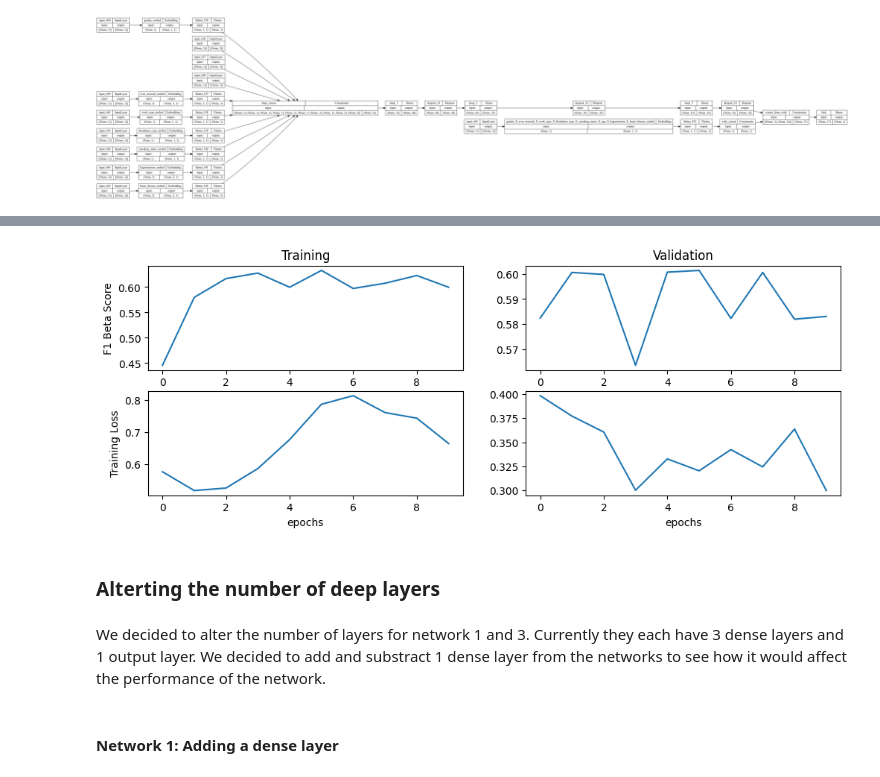
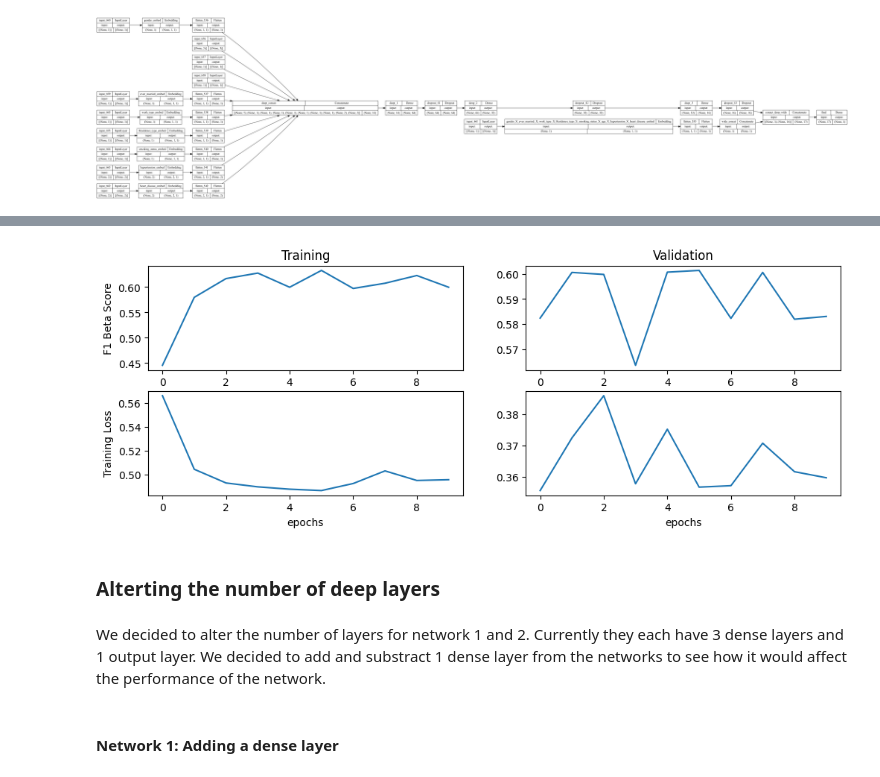
Before and after one commit to wyattsaltzman/ML-F23-Lab5, a Jupyter notebook: lab5.ipynb, the cells around one changed output, grey strips where cells are left out. Saved outputs shown, nothing was run; the diff lists cells and outputs as text; code cells hidden in the pictures.

```diff
--- a/lab5.ipynb
+++ b/lab5.ipynb
@@ -1014,32 +1012,32 @@ F1 beta score validation avg:  0.5896211106338961
 # %%
 # Plot the training and validation accuracy and loss at each epoch
 
 plt.figure(figsize=(12, 4))
 plt.subplot(2, 2, 1)
 plt.plot(F1_beta_training)
 
 plt.ylabel('F1 Beta Score')
 plt.title('Training')
 plt.subplot(2, 2, 2)
 plt.plot(F1_beta_validation)
 plt.title('Validation')
 
 plt.subplot(2, 2, 3)
-plt.plot(network1_history.history['loss'])
+plt.plot(network3_history.history['loss'])
 plt.ylabel('Training Loss')
 plt.xlabel('epochs')
 
 plt.subplot(2, 2, 4)
-plt.plot(network1_history.history['val_loss'])
+plt.plot(network3_history.history['val_loss'])
 plt.xlabel('epochs')
 
 plt.show()
 # %% [output]
-[figure, old version]
+[figure, new version]
 # %% [markdown]
 ### Alterting the number of deep layers
 # %% [markdown]
-We decided to alter the number of layers for network 1 and 3. Currently they each have 3 dense layers and 1 output layer. We decided to add and substract 1 dense layer from the networks to see how it would affect the performance of the network.
+We decided to alter the number of layers for network 1 and 2. Currently they each have 3 dense layers and 1 output layer. We decided to add and substract 1 dense layer from the networks to see how it would affect the performance of the network.
 # %% [markdown]
 #### Network 1: Adding a dense layer
 # %%
```
Also changed, not shown: parts of 26 cells of this notebook, 1 other file.
